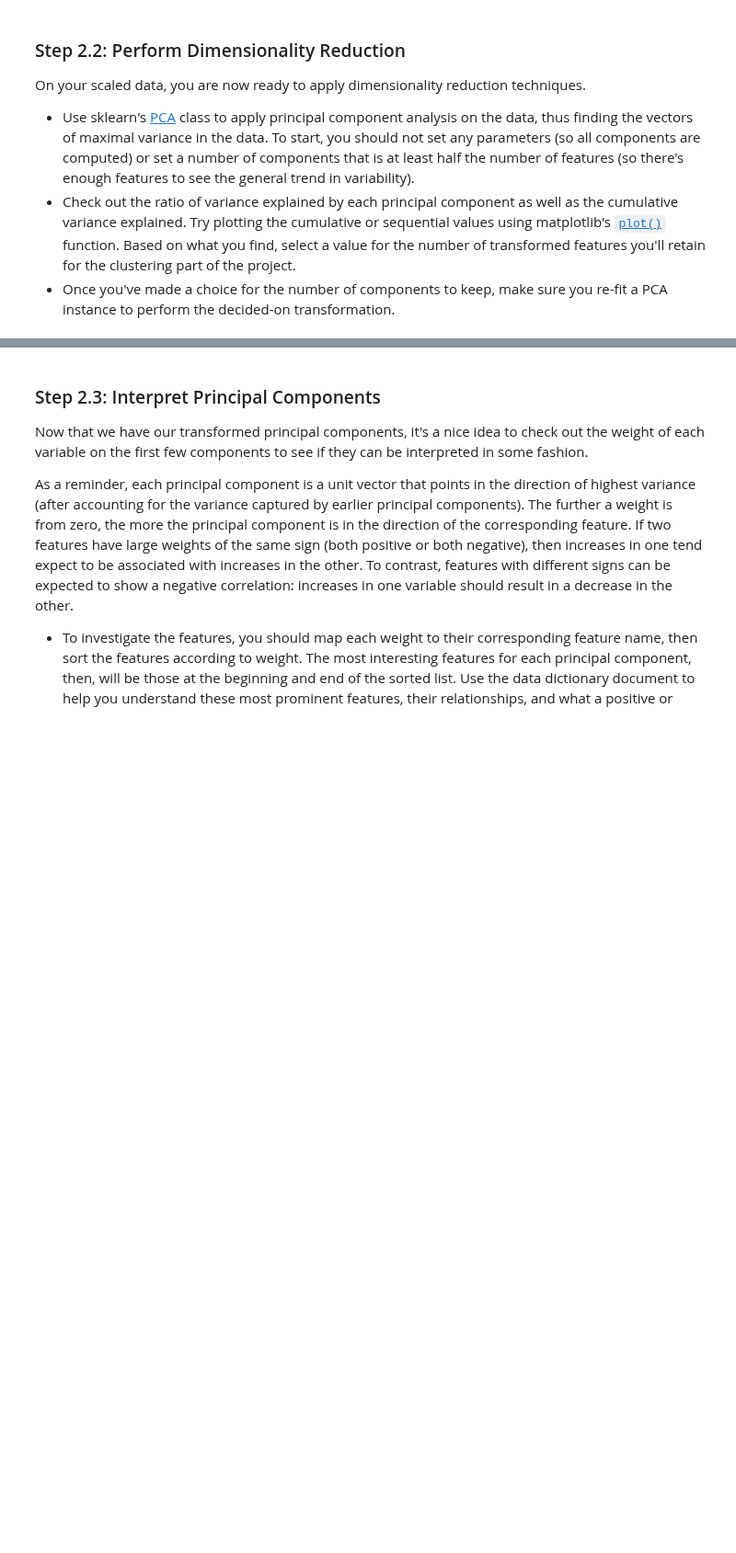
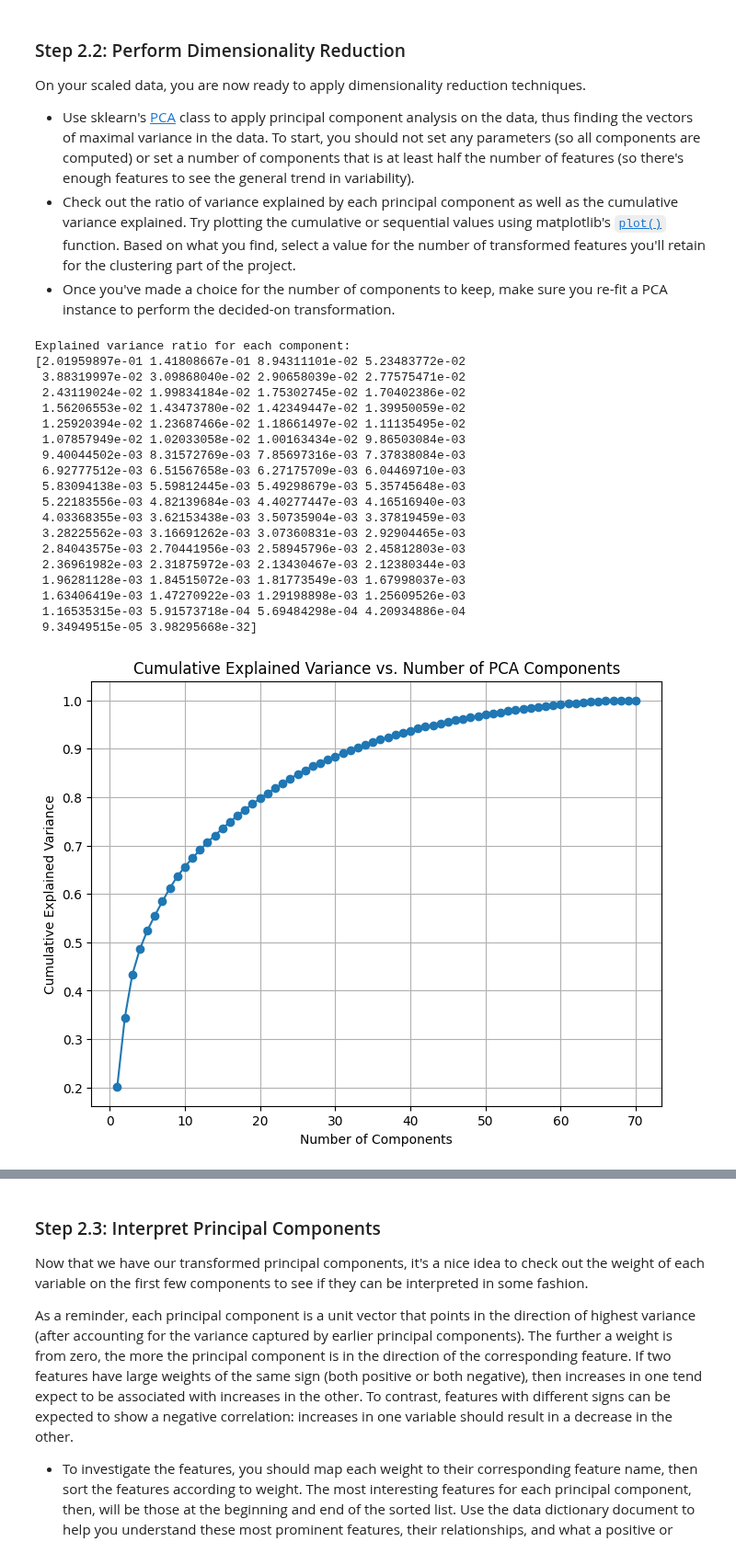
Before and after one commit to Greg-Pina/Udacity_DataAnalyst_NanoDegree, a Jupyter notebook: D499 - Machine Learning/Unsupervised Learning Project - Customer Segments/Identify_Customer_Segments.ipynb, the cells around one changed output, grey strips where cells are left out. Shown at 92% size. Drawn from its saved outputs; the diff is of its cells as text; code cells hidden in the pictures; blank space fills up the shorter version.

```diff
--- a/D499 - Machine Learning/Unsupervised Learning Project - Customer Segments/Identify_Customer_Segments.ipynb
+++ b/D499 - Machine Learning/Unsupervised Learning Project - Customer Segments/Identify_Customer_Segments.ipynb
@@ -352,0 +377,16 @@ For categorical data, you would ordinarily need to encode the levels as dummy va
+# %%
+# Assess categorical variables: which are binary, which are multi-level, and
+# which one needs to be re-encoded?
+
+# Identify the categorical features from the feature summary.
+categorical_features = feature_summary.loc[feature_summary['type'] == 'categorical', 'attribute'].tolist()
+print("Categorical Features:", categorical_features)
+
+# Inspect the unique values for each categorical feature to determine which are binary
+# and whether they are numeric or non-numeric.
+for col in categorical_features:
+    if col in azdias_df.columns:
+        unique_vals = azdias_df[col].dropna().unique()
+        print(f"{col}: unique values = {unique_vals}")
+    else:
+        print(f"{col}: column not found in the dataset")
@@ -440,0 +807,49 @@ On your scaled data, you are now ready to apply dimensionality reduction techniq
+# %%
+# Apply PCA to the data.
+
+from sklearn.decomposition import PCA
+import matplotlib.pyplot as plt
+
+# -----------------------------
+# 1. Apply PCA with all components
+# -----------------------------
+pca_full = PCA()  # No n_components parameter, so all components are computed.
+pca_full.fit(scaled_df)
+
+# Get the explained variance ratio for each principal component.
+explained_variance_ratio = pca_full.explained_variance_ratio_
+print("Explained variance ratio for each component:")
+print(explained_variance_ratio)
+
+# Compute the cumulative explained variance.
+cumulative_variance = explained_variance_ratio.cumsum()
+
+# Plot the cumulative explained variance.
+plt.figure(figsize=(8, 6))
+plt.plot(range(1, len(cumulative_variance) + 1), cumulative_variance, marker='o', linestyle='-')
+plt.xlabel('Number of Components')
+plt.ylabel('Cumulative Explained Variance')
+plt.title('Cumulative Explained Variance vs. Number of PCA Components')
+plt.grid(True)
+plt.show()
+# %% [output]
+Explained variance ratio for each component:
+[2.01959897e-01 1.41808667e-01 8.94311101e-02 5.23483772e-02
+ 3.88319997e-02 3.09868040e-02 2.90658039e-02 2.77575471e-02
+ 2.43119024e-02 1.99834184e-02 1.75302745e-02 1.70402386e-02
+ 1.56206553e-02 1.43473780e-02 1.42349447e-02 1.39950059e-02
+ 1.25920394e-02 1.23687466e-02 1.18661497e-02 1.11135495e-02
+ 1.07857949e-02 1.02033058e-02 1.00163434e-02 9.86503084e-03
+ 9.40044502e-03 8.31572769e-03 7.85697316e-03 7.37838084e-03
+ 6.92777512e-03 6.51567658e-03 6.27175709e-03 6.04469710e-03
+ 5.83094138e-03 5.59812445e-03 5.49298679e-03 5.35745648e-03
+ 5.22183556e-03 4.82139684e-03 4.40277447e-03 4.16516940e-03
+ 4.03368355e-03 3.62153438e-03 3.50735904e-03 3.37819459e-03
+ 3.28225562e-03 3.16691262e-03 3.07360831e-03 2.92904465e-03
+ 2.84043575e-03 2.70441956e-03 2.58945796e-03 2.45812803e-03
+ 2.36961982e-03 2.31875972e-03 2.13430467e-03 2.12380344e-03
+ 1.96281128e-03 1.84515072e-03 1.81773549e-03 1.67998037e-03
+ 1.63406419e-03 1.47270922e-03 1.29198898e-03 1.25609526e-03
+ 1.16535315e-03 5.91573718e-04 5.69484298e-04 4.20934886e-04
+ 9.34949515e-05 3.98295668e-32]
+[figure, added]
```
Also changed, not shown: parts of 61 cells of this notebook, 1 other file.
